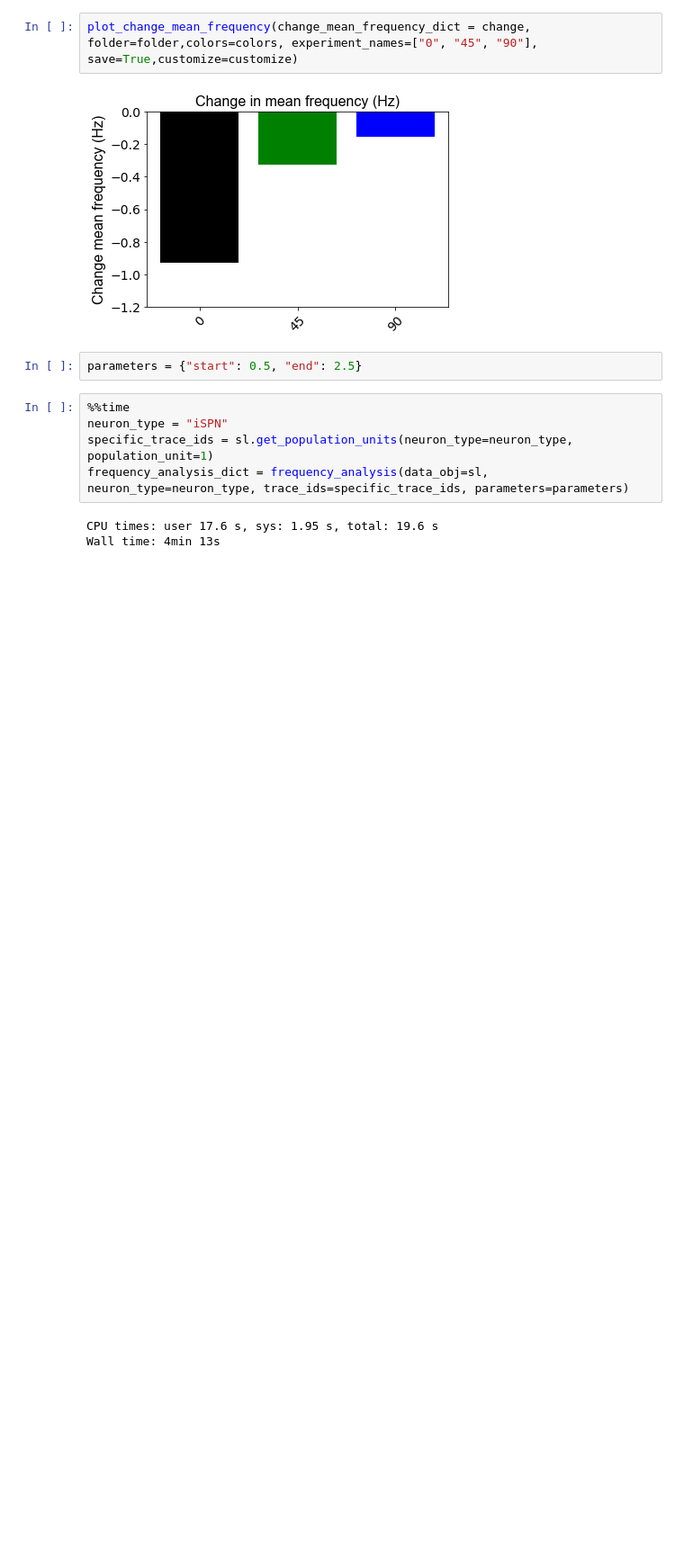
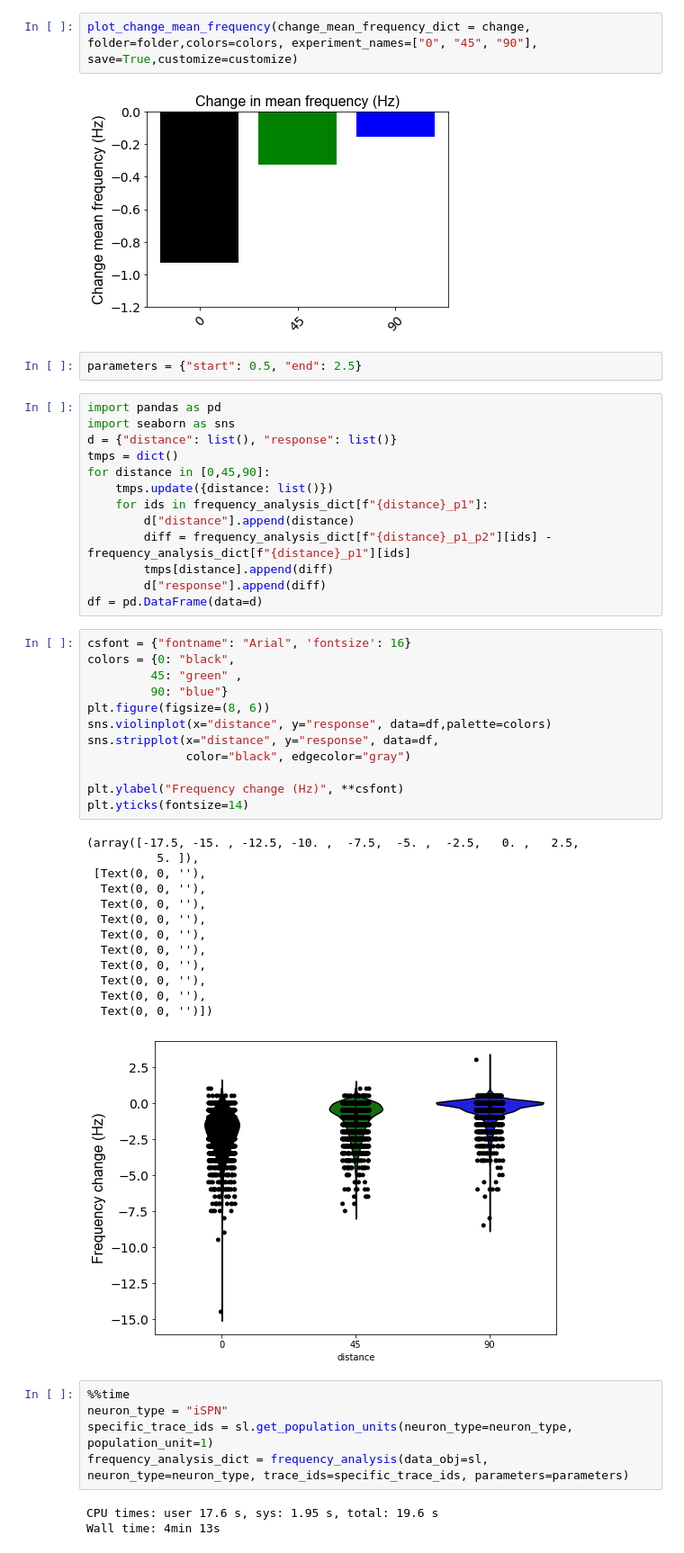
Before and after one commit to jofrony/current_bgd2_analysis, a Jupyter notebook: population_unit/distance_complete/supercomputer/analysis/figures/distance_complete/activity/analysis-3.ipynb, the cells around one changed output. Shown: that part at 90% size. Drawn from its saved outputs; the diff is of its cells as text; blank space fills up the shorter version.

```diff
--- a/population_unit/distance_complete/supercomputer/analysis/figures/distance_complete/activity/analysis-3.ipynb
+++ b/population_unit/distance_complete/supercomputer/analysis/figures/distance_complete/activity/analysis-3.ipynb
@@ -131,6 +131,45 @@ plot_change_mean_frequency(change_mean_frequency_dict = change, folder=folder,co
 [figure]
 # %%
 parameters = {"start": 0.5, "end": 2.5}
+# %%
+import pandas as pd
+import seaborn as sns
+d = {"distance": list(), "response": list()}
+tmps = dict()
+for distance in [0,45,90]:
+    tmps.update({distance: list()})
+    for ids in frequency_analysis_dict[f"{distance}_p1"]:
+        d["distance"].append(distance)
+        diff = frequency_analysis_dict[f"{distance}_p1_p2"][ids] - frequency_analysis_dict[f"{distance}_p1"][ids]
+        tmps[distance].append(diff)
+        d["response"].append(diff)
+df = pd.DataFrame(data=d)
+# %%
+csfont = {"fontname": "Arial", 'fontsize': 16}
+colors = {0: "black",
+         45: "green" ,
+         90: "blue"}
+plt.figure(figsize=(8, 6))
+sns.violinplot(x="distance", y="response", data=df,palette=colors)
+sns.stripplot(x="distance", y="response", data=df,
+              color="black", edgecolor="gray")
+
+plt.ylabel("Frequency change (Hz)", **csfont)
+plt.yticks(fontsize=14)
+# %% [output]
+(array([-17.5, -15. , -12.5, -10. ,  -7.5,  -5. ,  -2.5,   0. ,   2.5,
+          5. ]),
+ [Text(0, 0, ''),
+  Text(0, 0, ''),
+  Text(0, 0, ''),
+  Text(0, 0, ''),
+  Text(0, 0, ''),
+  Text(0, 0, ''),
+  Text(0, 0, ''),
+  Text(0, 0, ''),
+  Text(0, 0, ''),
+  Text(0, 0, '')])
+[figure, added]
 # %%
 %%time
 neuron_type = "iSPN"
```
Also changed, not shown: parts of 1 cell of this notebook, 7 other files.
